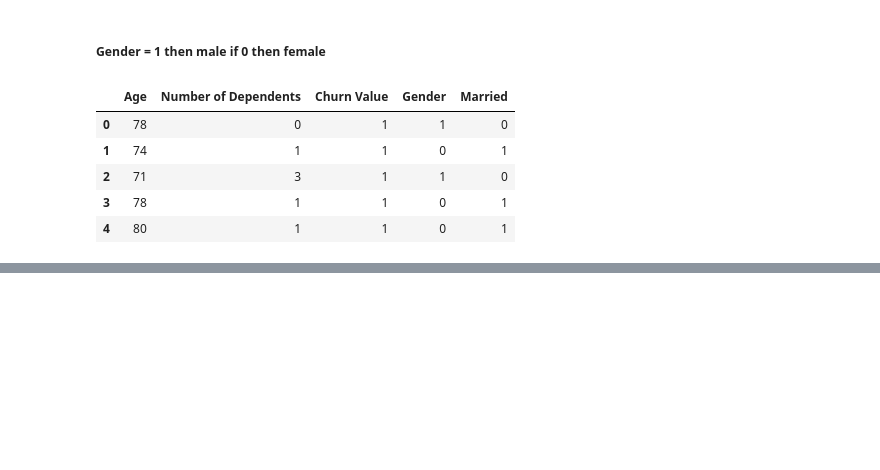
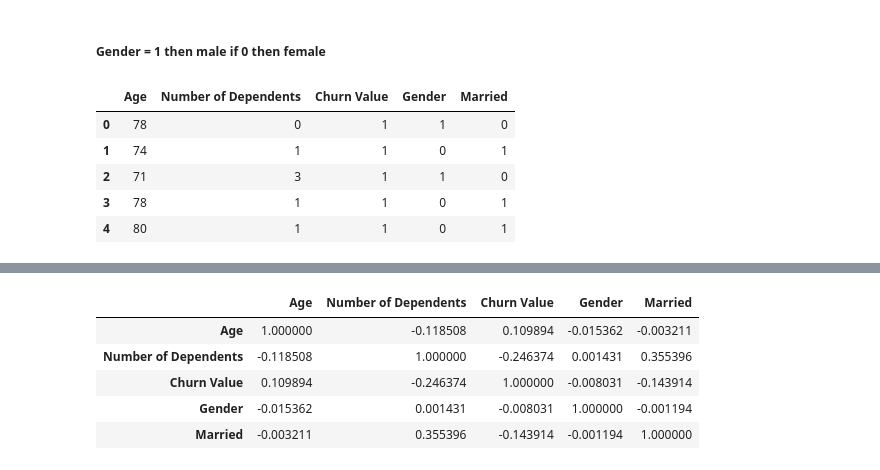
Before and after one commit to Ahmedmma72/Customer-Churn-Analysis-For-Telecommunication, a Jupyter notebook: Q1/q1.ipynb, the cells around one changed output, grey strips where cells are left out. Saved outputs shown, nothing was run; the diff lists cells and outputs as text; code cells hidden in the pictures; blank space fills up the shorter version.

```diff
--- a/Q1/q1.ipynb
+++ b/Q1/q1.ipynb
@@ -128,0 +184,14 @@ train, val = train_test_split(train, test_size=0.2, random_state=42)
+# %%
+# let's check non-linear correlations
+#sns.pairplot(train, hue='Churn Value')
+
+# Correlation with Spearman's Rank Correlation:
+corr = train.corr(method='spearman')
+corr.style.background_gradient(cmap='coolwarm')
+# %% [output]
+|  | Age | Number of Dependents | Churn Value | Gender | Married |
+| Age | 1.000000 | -0.118508 | 0.109894 | -0.015362 | -0.003211 |
+| Number of Dependents | -0.118508 | 1.000000 | -0.246374 | 0.001431 | 0.355396 |
+| Churn Value | 0.109894 | -0.246374 | 1.000000 | -0.008031 | -0.143914 |
+| Gender | -0.015362 | 0.001431 | -0.008031 | 1.000000 | -0.001194 |
+| Married | -0.003211 | 0.355396 | -0.143914 | -0.001194 | 1.000000 |
```
Also changed, not shown: parts of 12 cells of this notebook.
